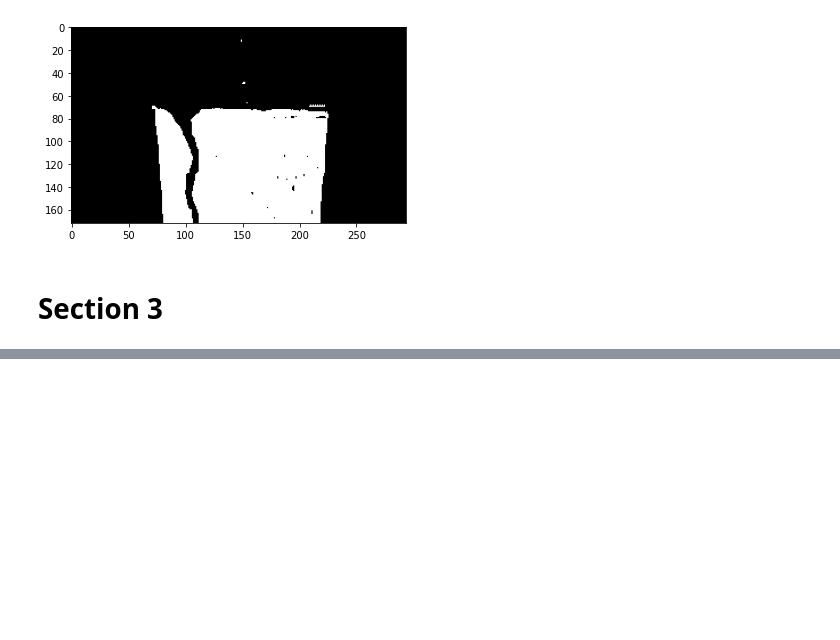
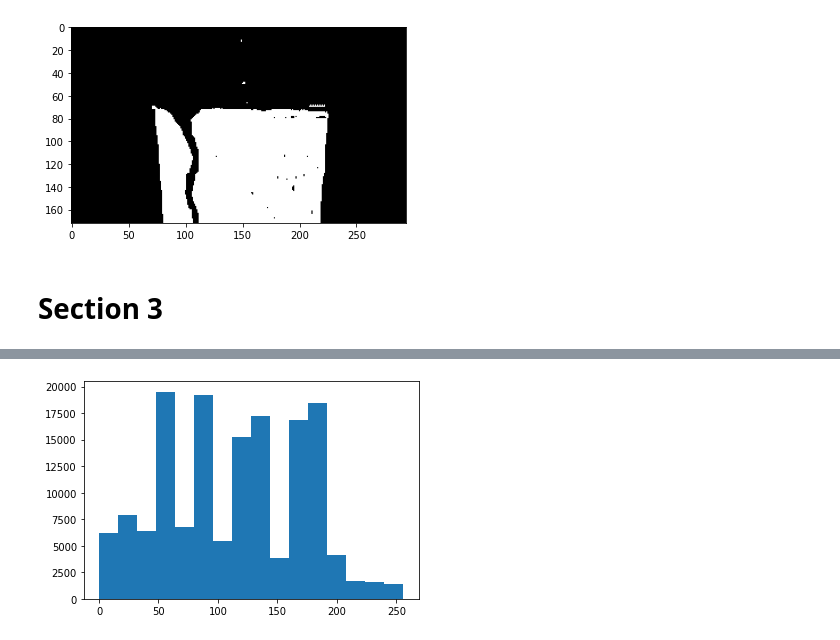
Before and after one commit to seif7666/OpenCV-Sessions, a Jupyter notebook: Session2/Session2.ipynb, the cells around one changed output, grey strips where cells are left out. Cells and saved outputs as stored; diff of their text form; code cells hidden in the pictures; blank space fills up the shorter version.

```diff
--- a/Session2/Session2.ipynb
+++ b/Session2/Session2.ipynb
@@ -94,0 +119,5 @@ getKmeans(6,cup)
+# %%
+plt.hist(cup.ravel(),16,[0,256]);
+plt.show()
+# %% [output]
+[figure, added]
```
Also changed, not shown: parts of 6 cells of this notebook, 2 other files.
